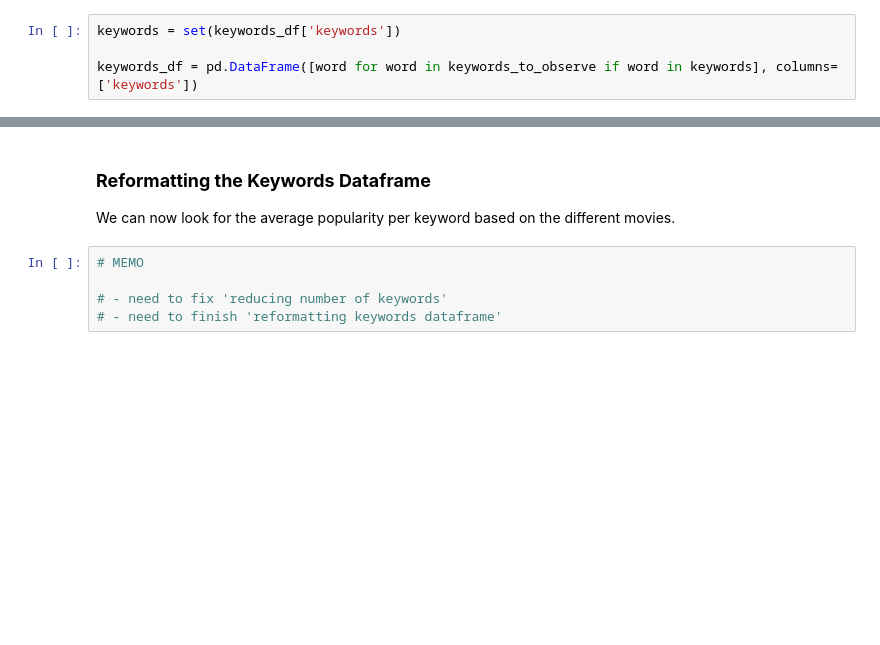
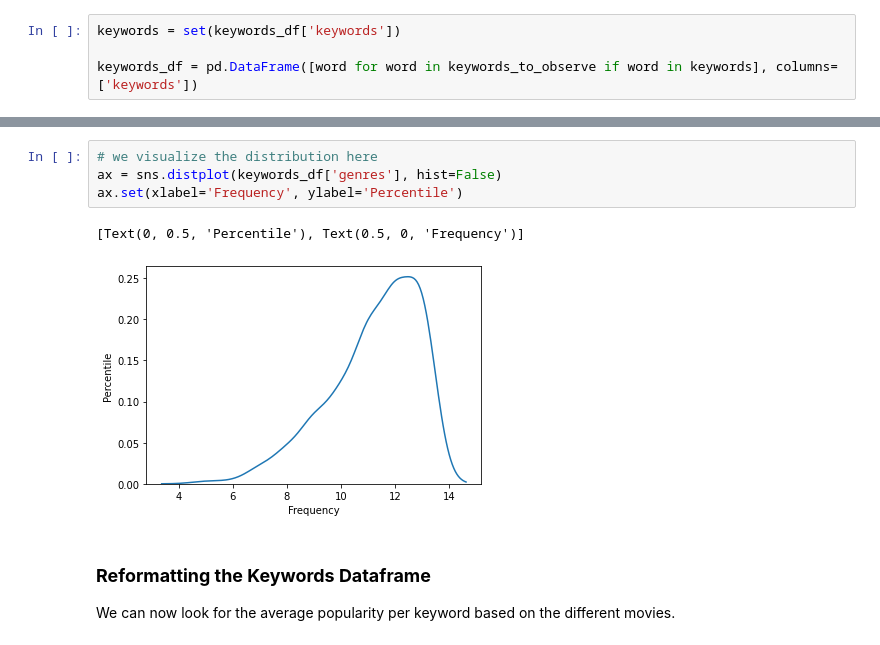
Before and after one commit to kunhwiko/Movie_Recommendation, a Jupyter notebook: src/CIS545_Group_Project.ipynb, the cells around one changed output, grey strips where cells are left out. Drawn from its saved outputs; the diff is of its cells as text; blank space fills up the shorter version.

```diff
--- a/src/CIS545_Group_Project.ipynb
+++ b/src/CIS545_Group_Project.ipynb
@@ -575,9 +579,11 @@ keywords_df
+# %%
+# we visualize the distribution here
+ax = sns.distplot(keywords_df['genres'], hist=False)
+ax.set(xlabel='Frequency', ylabel='Percentile')
+# %% [output]
+[Text(0, 0.5, 'Percentile'), Text(0.5, 0, 'Frequency')]
+[figure, added]
 # %% [markdown]
 ### **Reformatting the Keywords Dataframe**
 
 We can now look for the average popularity per keyword based on the different movies.
-# %%
-# MEMO
-
-# - need to fix 'reducing number of keywords'
-# - need to finish 'reformatting keywords dataframe'
```
Also changed, not shown: parts of 7 cells of this notebook.
